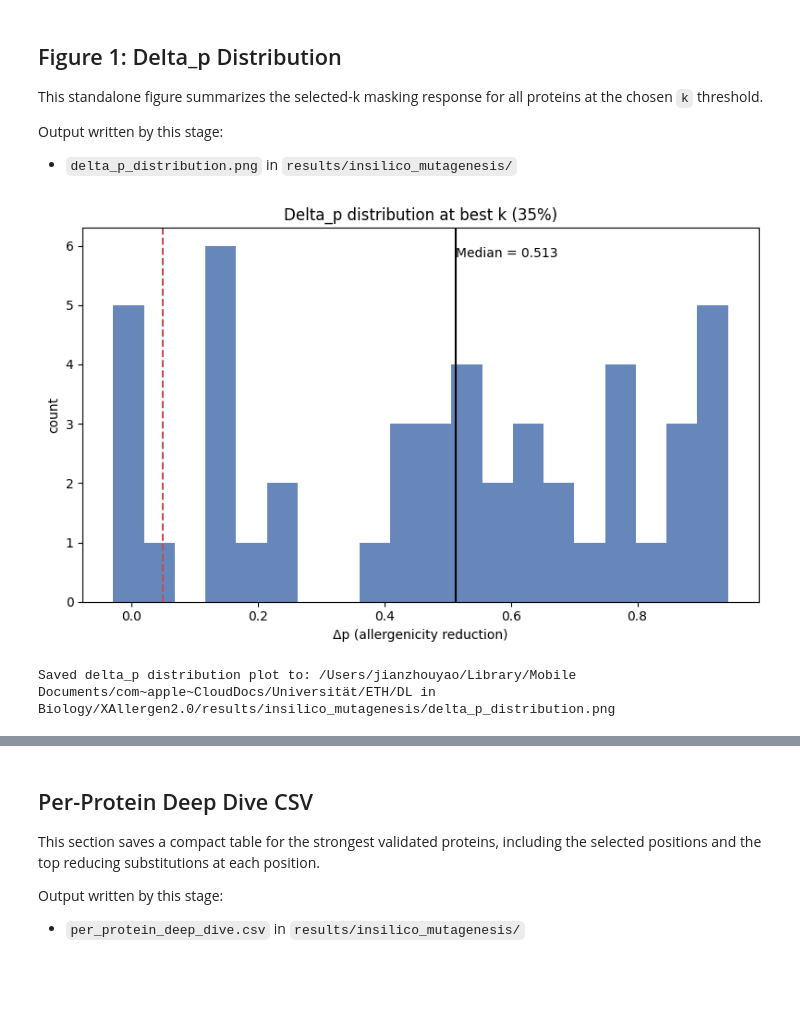
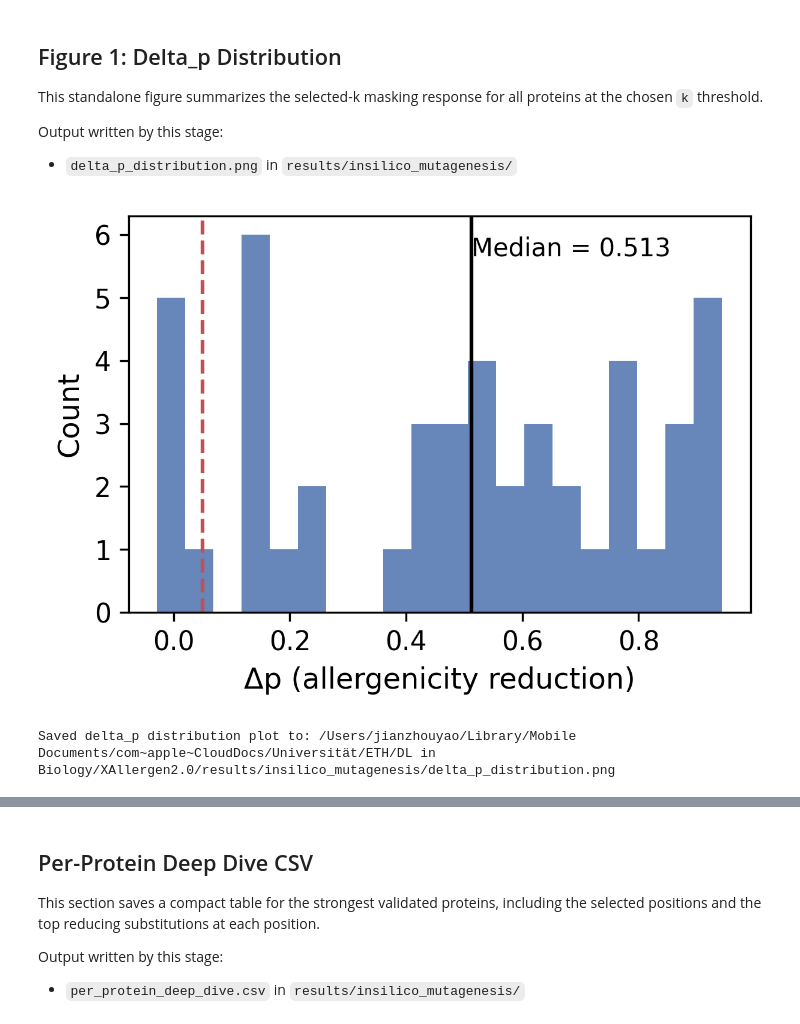
Before and after one commit to Jeffateth/XAllergen2.0, a Jupyter notebook: notebooks/09_insilico_mutagenesis.ipynb, the cells around one changed output, grey strips where cells are left out. Cells and saved outputs as stored; diff of their text form; code cells hidden in the pictures; blank space fills up the shorter version.

```diff
--- a/notebooks/09_insilico_mutagenesis.ipynb
+++ b/notebooks/09_insilico_mutagenesis.ipynb
@@ -166,7 +199,7 @@ MIN_DELTA_P = 0.05                     # minimum drop to count as validated
 MIN_P_BASE = 0.70                      # only high-confidence allergens, the sequence-level allergenicity model output probability must be over 0.70 to be included in the analysis
 # %%
 # --- Results refresh/reuse switch ---
-REFRESH_ISM_RESULTS = True  # False: reuse CSVs and regenerate plots; True: rerun Stages 1-3 and refresh CSVs
+REFRESH_ISM_RESULTS = False  # False: reuse CSVs and regenerate plots; True: rerun Stages 1-3 and refresh CSVs
 
 IG_VALIDATION_SWEEP_CSV = ISM_RESULTS_DIR / "ig_validation_sweep.csv"
 SATURATION_MUTAGENESIS_RESULTS_CSV = ISM_RESULTS_DIR / "saturation_mutagenesis_results.csv"
@@ -753,33 +800,33 @@ This standalone figure summarizes the selected-k masking response for all protei
 Output written by this stage:
 - `delta_p_distribution.png` in `results/insilico_mutagenesis/`
 # %%
+set_paper_plot_style()
 DELTA_P_DIST_PNG = ISM_RESULTS_DIR / "delta_p_distribution.png"
 best_k_all_df = ig_validation_sweep_df.loc[ig_validation_sweep_df["k_pct"] == best_k_pct].copy()
 median_delta_p = float(best_k_all_df["delta_p"].median())
 
-fig, ax = plt.subplots(figsize=(8, 5))
+fig, ax = plt.subplots(figsize=(ICML_ONE_COLUMN_WIDTH, PAPER_SHORT_HEIGHT))
 ax.hist(best_k_all_df["delta_p"], bins=20, color="#4C72B0", alpha=0.85)
 ax.axvline(median_delta_p, color="black", linestyle="-", linewidth=1.5)
 ax.axvline(MIN_DELTA_P, color="#C44E52", linestyle="--", linewidth=1.5)
 ax.text(
     median_delta_p,
     ax.get_ylim()[1] * 0.95,
     f"Median = {median_delta_p:.3f}",
     color="black",
     ha="left",
     va="top",
-    fontsize=10,
+    fontsize=PAPER_ANNOT_FONTSIZE,
 )
-ax.set_title(f"Delta_p distribution at best k ({int(round(best_k_pct * 100))}%)")
 ax.set_xlabel("Δp (allergenicity reduction)")
-ax.set_ylabel("count")
+ax.set_ylabel("Count")
 
 plt.tight_layout()
-plt.savefig(DELTA_P_DIST_PNG, dpi=300, bbox_inches="tight")
+plt.savefig(DELTA_P_DIST_PNG, bbox_inches="tight")
 plt.show()
 print(f"Saved delta_p distribution plot to: {DELTA_P_DIST_PNG}")
 # %% [output]
-[figure, old version]
+[figure, new version]
 Saved delta_p distribution plot to: /Users/jianzhouyao/Library/Mobile Documents/com~apple~CloudDocs/Universität/ETH/DL in Biology/XAllergen2.0/results/insilico_mutagenesis/delta_p_distribution.png
 # %% [markdown]
 ## Transition Analysis Figures
```
Also changed, not shown: parts of 16 cells of this notebook, 54 other files.
